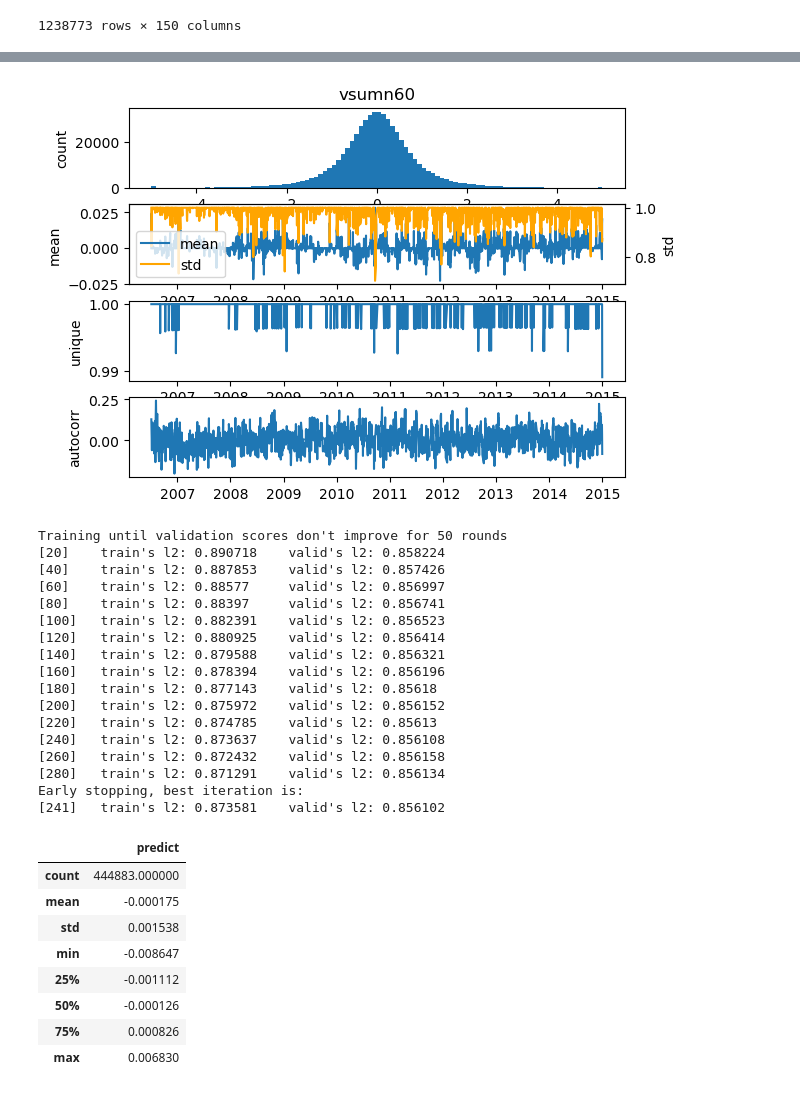
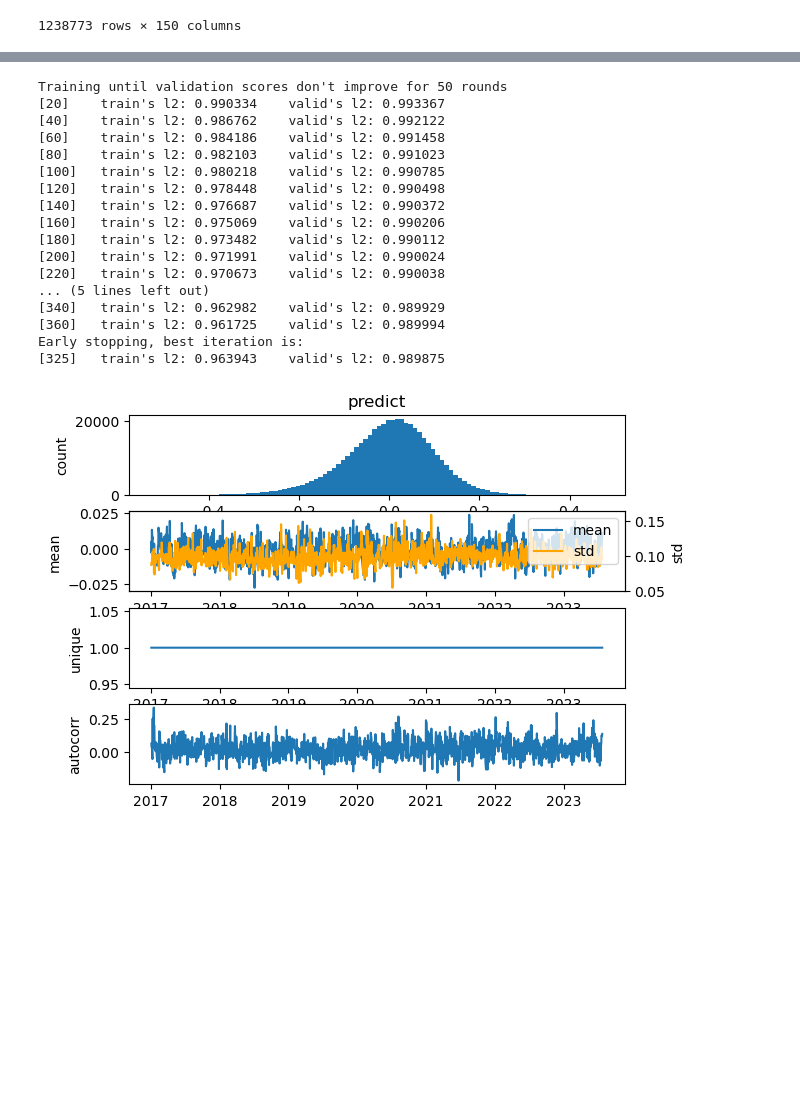
Before and after one commit to HaoningChen/scutquant, a Jupyter notebook: 实践案例/tutorial.ipynb, the cells around one changed output, grey strips where cells are left out. Cells and saved outputs as stored; diff of their text form; code cells hidden in the pictures; blank space fills up the shorter version.

```diff
--- a/实践案例/tutorial.ipynb
+++ b/实践案例/tutorial.ipynb
@@ -113,42 +95,27 @@ all works done
-# %%
-# 选择一个因子, 并对其可视化 (此步骤非必要)
-report.single_factor_ana(X_train["vsumn60"])
-# %% [output]
-[figure, removed]
 # %%
 # 拟合模型
 model = q.auto_lgbm(X_train, y_train, X_valid, y_valid, early_stopping=50)
 
 pred = model.predict(X_test)
 pred = pd.DataFrame(pred, columns=["predict"], index=X_test.index)
-pred["predict"] += ymean.groupby("datetime").shift(2).fillna(0.0002)  # 为防止数据泄露, 使用滞后2阶的mean和std还原预测值
-pred["predict"] *= ystd.groupby("datetime").shift(2).fillna(0.0189)
-pred.describe()
+report.single_factor_ana(pred.iloc[:, 0])
 # %% [output]
 Training until validation scores don't improve for 50 rounds
-[20]    train's l2: 0.890718    valid's l2: 0.858224
-[40]    train's l2: 0.887853    valid's l2: 0.857426
-[60]    train's l2: 0.88577     valid's l2: 0.856997
-[80]    train's l2: 0.88397     valid's l2: 0.856741
-[100]   train's l2: 0.882391    valid's l2: 0.856523
-[120]   train's l2: 0.880925    valid's l2: 0.856414
-[140]   train's l2: 0.879588    valid's l2: 0.856321
-[160]   train's l2: 0.878394    valid's l2: 0.856196
-[180]   train's l2: 0.877143    valid's l2: 0.85618
-[200]   train's l2: 0.875972    valid's l2: 0.856152
-[220]   train's l2: 0.874785    valid's l2: 0.85613
-[240]   train's l2: 0.873637    valid's l2: 0.856108
-[260]   train's l2: 0.872432    valid's l2: 0.856158
-[280]   train's l2: 0.871291    valid's l2: 0.856134
+[20]    train's l2: 0.990334    valid's l2: 0.993367
+[40]    train's l2: 0.986762    valid's l2: 0.992122
+[60]    train's l2: 0.984186    valid's l2: 0.991458
+[80]    train's l2: 0.982103    valid's l2: 0.991023
+[100]   train's l2: 0.980218    valid's l2: 0.990785
+[120]   train's l2: 0.978448    valid's l2: 0.990498
+[140]   train's l2: 0.976687    valid's l2: 0.990372
+[160]   train's l2: 0.975069    valid's l2: 0.990206
+[180]   train's l2: 0.973482    valid's l2: 0.990112
+[200]   train's l2: 0.971991    valid's l2: 0.990024
+[220]   train's l2: 0.970673    valid's l2: 0.990038
+... (5 lines left out)
+[340]   train's l2: 0.962982    valid's l2: 0.989929
+[360]   train's l2: 0.961725    valid's l2: 0.989994
 Early stopping, best iteration is:
-[241]   train's l2: 0.873581    valid's l2: 0.856102
+[325]   train's l2: 0.963943    valid's l2: 0.989875
-|  | predict |
-| count | 444883.000000 |
-| mean | -0.000175 |
-| std | 0.001538 |
-| min | -0.008647 |
-| 25% | -0.001112 |
-| 50% | -0.000126 |
-| 75% | 0.000826 |
-| max | 0.006830 |
+[figure, added]
 # %%
```
Also changed, not shown: parts of 11 cells of this notebook.
